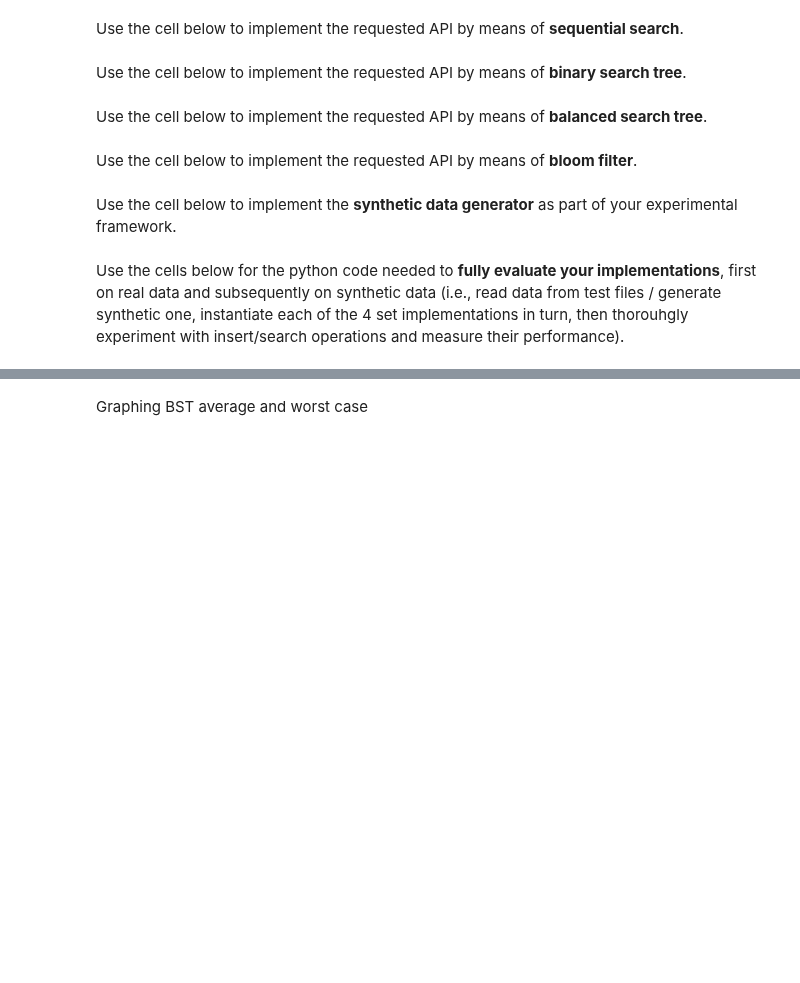
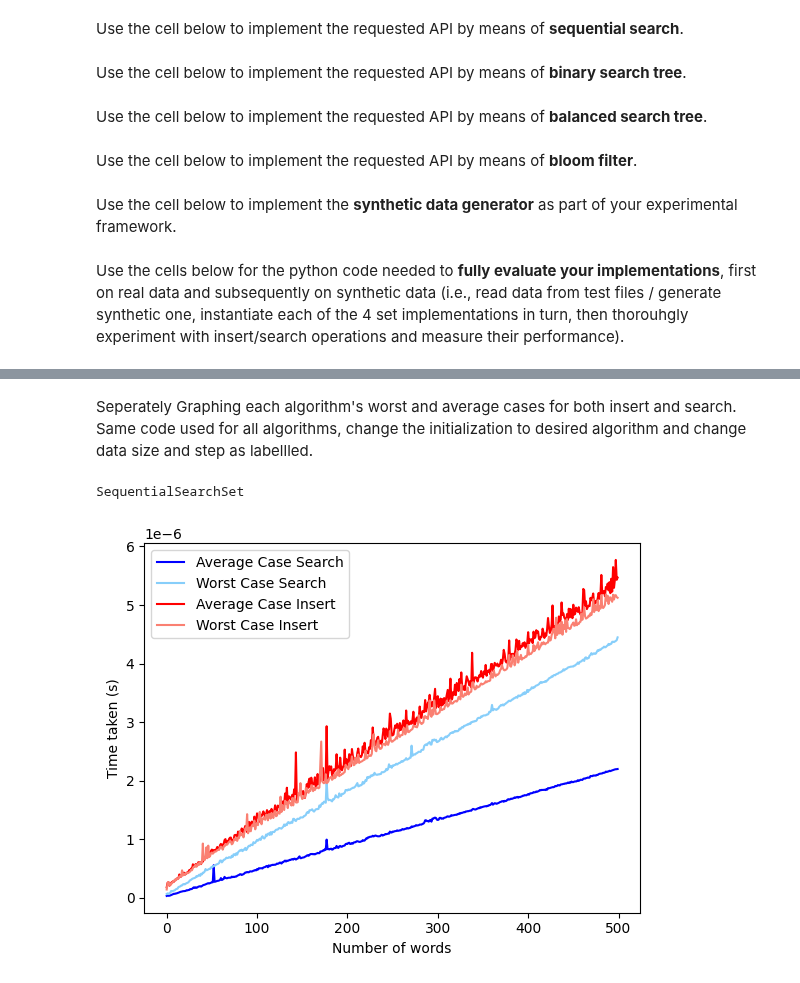
Before and after one commit to AntonZ2/search-algorithm-analysis, a Jupyter notebook: SetMembership.ipynb, the cells around one changed output, grey strips where cells are left out. Cells and saved outputs as stored; diff of their text form; code cells hidden in the pictures; blank space fills up the shorter version.

```diff
--- a/SetMembership.ipynb
+++ b/SetMembership.ipynb
@@ -302,10 +294,16 @@ class TestDataGenerator(AbstractTestDataGenerator):
         search_set = []
         for i in range(size):
             # z's ensure that the ascii value is larger than all random strings,
-            # extra random chars ensure that the items are not in the data set
+            # string length is 9, so that the string definitly doesn't exist in data
             search_set.append("zzzzzzzzz")
         return search_set
 
+    def bloomFilterFalseTest(self, size):
+        # randomly generated strings of length 8, so that the string definitly doesn't exist in data
+        search_set = []
+        for i in range(size):
+            search_set.append("".join(random.choices(string.ascii_lowercase, k=self.word_length+1)))
+        return search_set
 
     def merge_sort(self, data):
         if len(data) <= 1:
@@ -590,3 +549,5 @@ Graphing Sequential
+# %% [markdown]
+Seperately Graphing each algorithm's worst and average cases for both insert and search. Same code used for all algorithms, change the initialization to desired algorithm and change data size and step as labellled.
 # %%
 def single_run_tests(total_size, test, average, worst):
     results = {
@@ -595,50 +556,51 @@ def single_run_tests(total_size, test, average, worst):
     }
 
     data_set = test.generateData(total_size)
-    data_set_worst = sorted(data_set)
+    data_set_worst = test.treeWorstCase(data_set)
     prev = 0
     search_set = test.generateSearchSet(100)
     worst_search = test.worstCaseSearch(100)
-    for n in range(0, total_size):
+    for n in range(0, total_size): # add extra step e.g. (for size 20,000, step 50 is suitable)
 
         insert_time = time_insert(average, data_set[prev:n])
         results['average']['insert_times'].append(insert_time/max(n-prev, 1))
 
         insert_time_w = time_insert(worst, data_set_worst[prev:n])
         results['worst']['insert_times'].append(insert_time_w/max(n-prev, 1))
 
         search_time = time_search(average, search_set)
         results['average']['search_times'].append(search_time/len(search_set))
 
         search_time_w = time_search(worst, worst_search)
         results['worst']['search_times'].append(search_time_w/len(worst_search))
 
         prev = n
     return results
 
 def single_plot_graph(normalS, worstS, normalI, worstI, input_sizes, seq=False):
     plt.plot(input_sizes, normalS, color='blue', label='Average Case Search')
     plt.plot(input_sizes, worstS, color='lightskyblue', label='Worst Case Search')
     plt.plot(input_sizes, normalI, color='red', label='Average Case Insert')
     plt.plot(input_sizes, worstI, color='salmon', label='Worst Case Insert')
     plt.xlabel('Number of words')
     plt.ylabel('Time taken (s)')
     plt.legend()
     plt.show()
 
 
-def generate_graphs():
+def generate_graphs_single():
     test = TestDataGenerator()
-    total_size = 500
-    input_sizes = range(0, total_size)
+    total_size = 500 # change to desired size
+    input_sizes = range(0, total_size) # same step as for loop should be added here too
     # algorithms can be changed to get worst and average case for each seperate algorithm
-    bst = BinarySearchTreeSet()
-    bst_w = BinarySearchTreeSet()
-    results = single_run_tests(total_size, test, bst, bst_w)
-    print(bst.__class__.__name__)
+    alg = BinarySearchTreeSet()  # BalancedSearchTreeSet(), SequentialSearchSet()
+    alg_w = BinarySearchTreeSet() # BalancedSearchTreeSet(), SequentialSearchSet()
+    results = single_run_tests(total_size, test, alg, alg_w)
+    print(alg.__class__.__name__)
     single_plot_graph(results['average']['search_times'], results['worst']['search_times'], results['average']['insert_times'], results['worst']['insert_times'], input_sizes)
 
 
-generate_graphs()
+generate_graphs_single()
+# %% [output]
+SequentialSearchSet
+[figure, added]
-# %% [markdown]
-Graphing BST average and worst case
```
Also changed, not shown: parts of 15 cells of this notebook.
